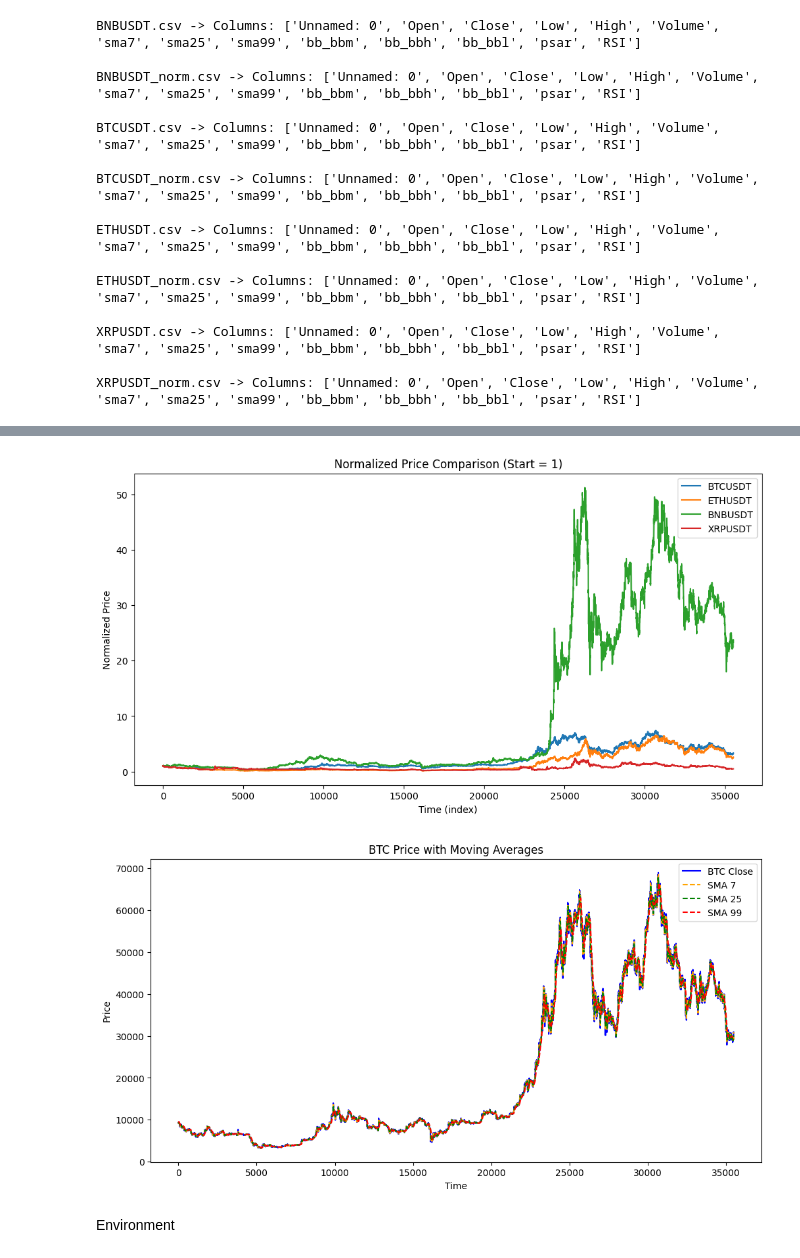
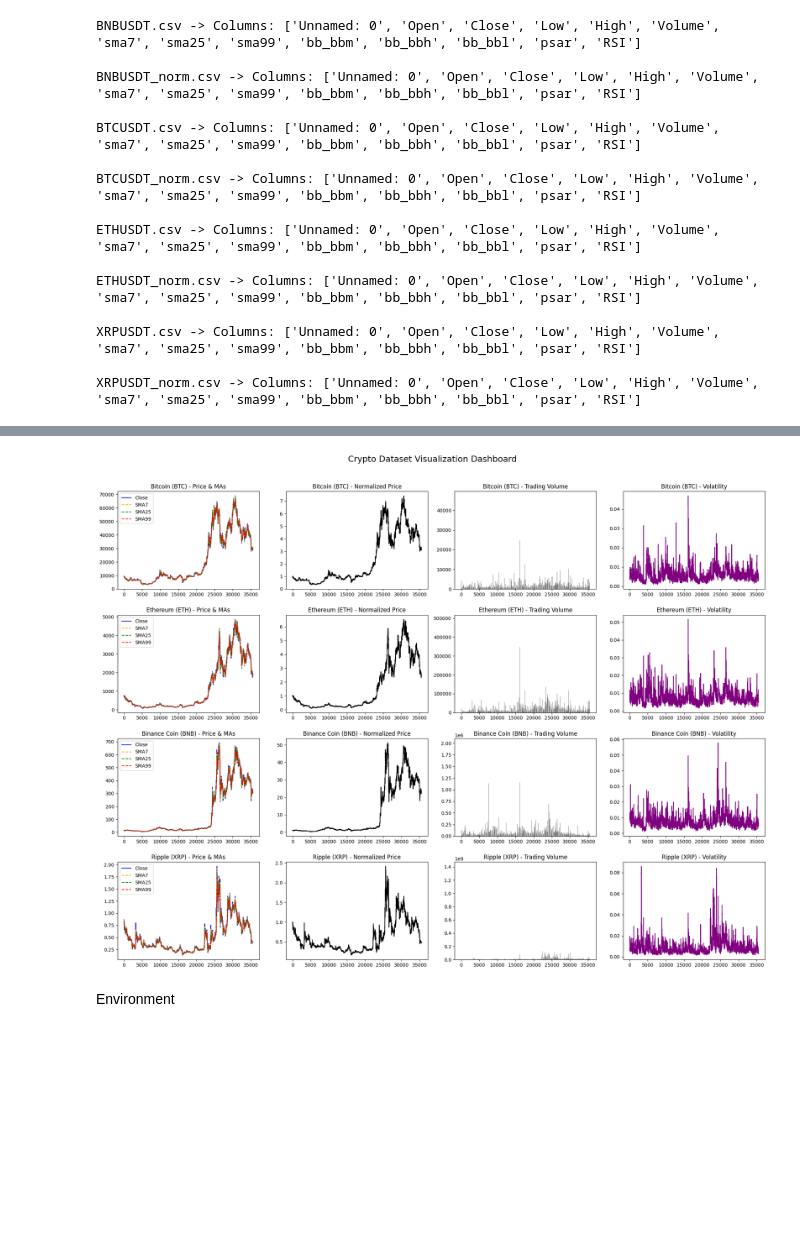
Before and after one commit to LiandarJoshua/DL-PROJECT-1, a Jupyter notebook: portfolio.ipynb, the cells around one changed output, grey strips where cells are left out. Drawn from its saved outputs; the diff is of its cells as text; code cells hidden in the pictures; blank space fills up the shorter version.

```diff
--- a/portfolio.ipynb
+++ b/portfolio.ipynb
@@ -63,34 +48,43 @@ plt.show()
-# %%
-import matplotlib.pyplot as plt
-
-assets = ["BTCUSDT.csv", "ETHUSDT.csv", "BNBUSDT.csv", "XRPUSDT.csv"]
-plt.figure(figsize=(12,6))
-
-for asset in assets:
-    df = pd.read_csv(f"archive (4)/{asset}")
-    plt.plot(df["Close"] / df["Close"].iloc[0], label=asset.replace(".csv",""))
-
-plt.title("Normalized Price Comparison (Start = 1)")
-plt.xlabel("Time (index)")
-plt.ylabel("Normalized Price")
-plt.legend()
-plt.show()
-# %% [output]
-[figure, removed]
-# %%
-plt.figure(figsize=(12,6))
-plt.plot(btc["Close"], label="BTC Close", color="blue")
-plt.plot(btc["sma7"], label="SMA 7", linestyle="--", color="orange")
-plt.plot(btc["sma25"], label="SMA 25", linestyle="--", color="green")
-plt.plot(btc["sma99"], label="SMA 99", linestyle="--", color="red")
-
-plt.title("BTC Price with Moving Averages")
-plt.xlabel("Time")
-plt.ylabel("Price")
-plt.legend()
-plt.show()
-# %% [output]
-[figure, removed]
+# %%
+import pandas as pd
+import matplotlib.pyplot as plt
+
+# List of assets
+assets = ["BTCUSDT.csv", "ETHUSDT.csv", "BNBUSDT.csv", "XRPUSDT.csv"]
+titles = ["Bitcoin (BTC)", "Ethereum (ETH)", "Binance Coin (BNB)", "Ripple (XRP)"]
+
+fig, axes = plt.subplots(len(assets), 4, figsize=(20, 15))
+fig.suptitle("Crypto Dataset Visualization Dashboard", fontsize=18, y=1.02)
+
+for i, (asset, title) in enumerate(zip(assets, titles)):
+    df = pd.read_csv(f"archive (4)/{asset}")
+
+    # --- Price with Moving Averages ---
+    axes[i,0].plot(df["Close"], label="Close", color="blue")
+    axes[i,0].plot(df["sma7"], label="SMA7", linestyle="--", color="orange")
+    axes[i,0].plot(df["sma25"], label="SMA25", linestyle="--", color="green")
+    axes[i,0].plot(df["sma99"], label="SMA99", linestyle="--", color="red")
+    axes[i,0].set_title(f"{title} - Price & MAs")
+    axes[i,0].legend()
+
+    # --- Normalized Price (start=1) ---
+    axes[i,1].plot(df["Close"]/df["Close"].iloc[0], color="black")
+    axes[i,1].set_title(f"{title} - Normalized Price")
+
+    # --- Trading Volume ---
+    axes[i,2].bar(range(len(df["Volume"])), df["Volume"], color="grey")
+    axes[i,2].set_title(f"{title} - Trading Volume")
+
+    # --- Volatility ---
+    df["Returns"] = df["Close"].pct_change()
+    df["Volatility"] = df["Returns"].rolling(window=30).std()
+    axes[i,3].plot(df["Volatility"], color="purple")
+    axes[i,3].set_title(f"{title} - Volatility")
+
+plt.tight_layout()
+plt.show()
+# %% [output]
+[figure, added]
 # %% [markdown]
 Environment
 # %%
```
Also changed, not shown: parts of 1 cell of this notebook.
